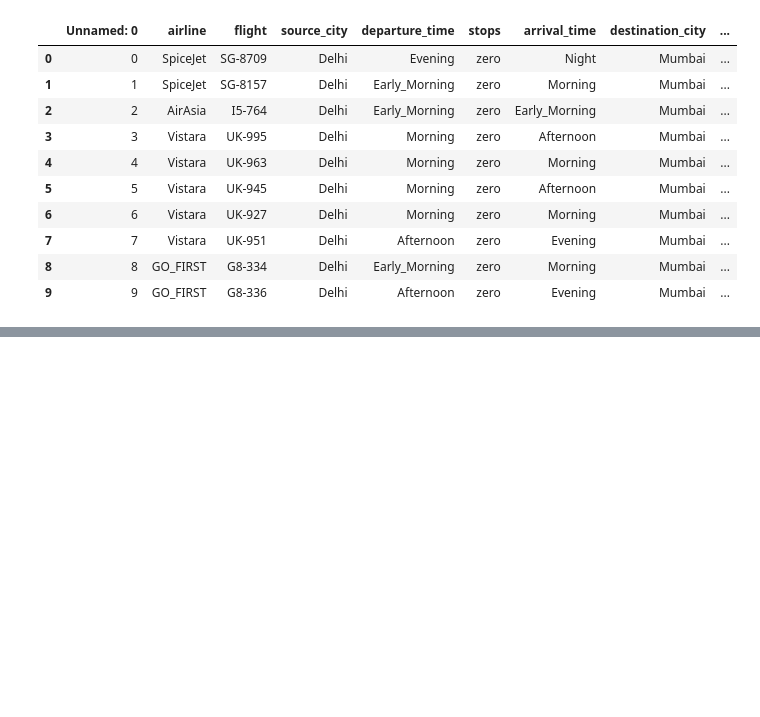
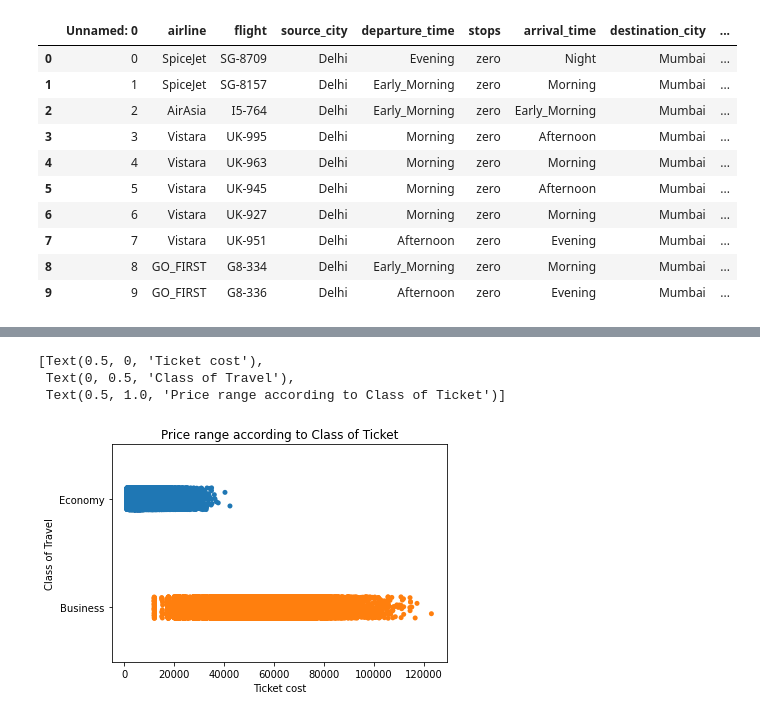
Before and after one commit to heyitsabhijeet/Indian-Airlines-Ticket-Price-Analysis, a Jupyter notebook: India Airlines Ticket Price Exploratory Analysis.ipynb, the cells around one changed output, grey strips where cells are left out. Cells and saved outputs as stored; diff of their text form; code cells hidden in the pictures; blank space fills up the shorter version.

```diff
--- a/India Airlines Ticket Price Exploratory Analysis.ipynb
+++ b/India Airlines Ticket Price Exploratory Analysis.ipynb
@@ -22,0 +86,9 @@ df.head(10)
+# %%
+from turtle import title
+CE = sns.stripplot(x='price', y='class', data = df)
+CE.set(xlabel='Ticket cost', ylabel='Class of Travel', title='Price range according to Class of Ticket')
+# %% [output]
+[Text(0.5, 0, 'Ticket cost'),
+ Text(0, 0.5, 'Class of Travel'),
+ Text(0.5, 1.0, 'Price range according to Class of Ticket')]
+[figure, added]
```
Also changed, not shown: parts of 14 cells of this notebook.
